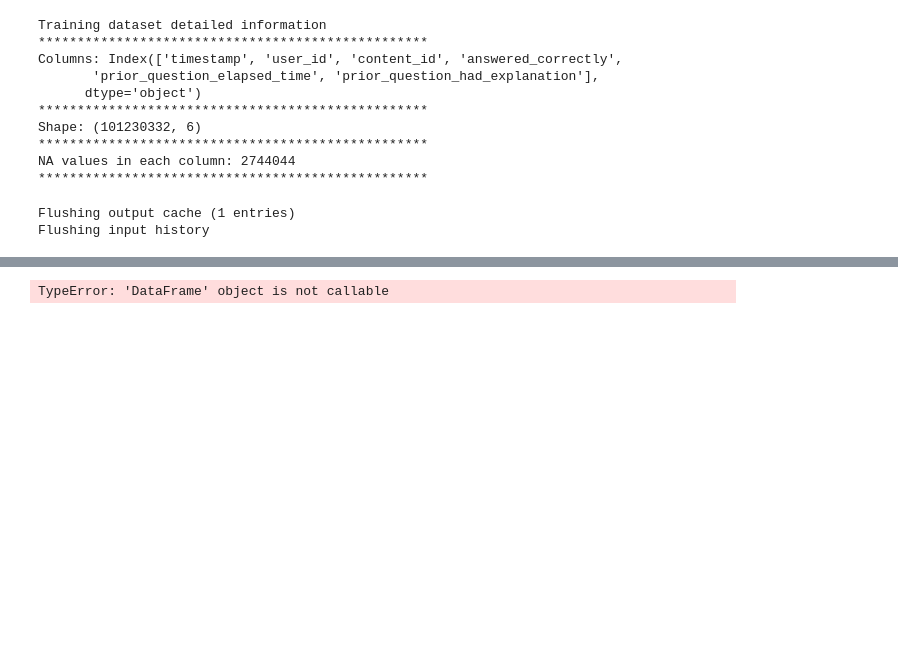
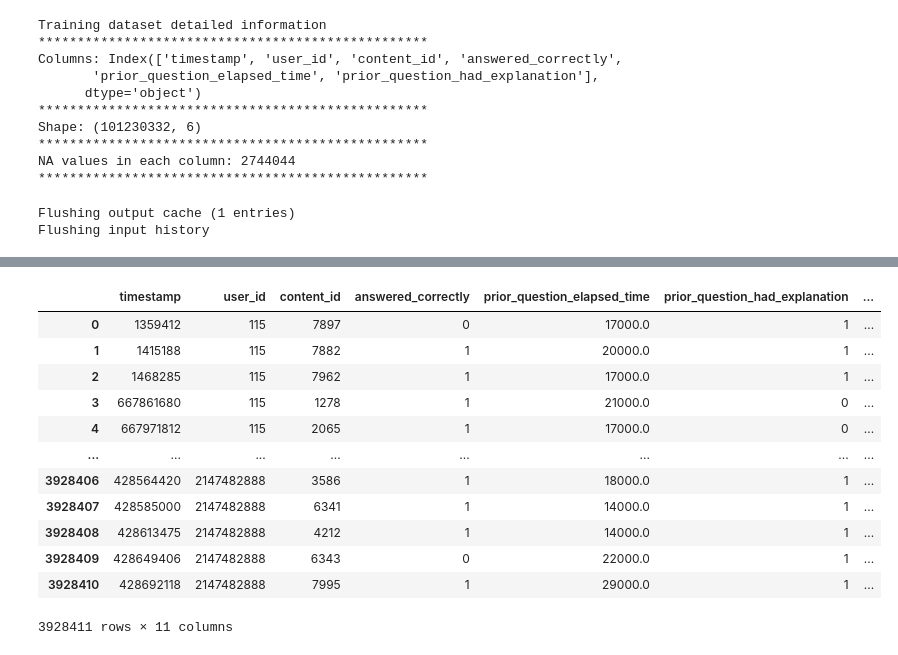
Before and after one commit to Coding-Zuo/DataGame, a Jupyter notebook: kaggle/riiid-test-answer-prediction/team/1217_catgb_lgb.ipynb, the cells around one changed output, grey strips where cells are left out. Saved outputs shown, nothing was run; the diff lists cells and outputs as text; code cells hidden in the pictures; blank space fills up the shorter version.

```diff
--- a/kaggle/riiid-test-answer-prediction/team/1217_catgb_lgb.ipynb
+++ b/kaggle/riiid-test-answer-prediction/team/1217_catgb_lgb.ipynb
@@ -29,5 +33,5 @@ debug = True
 # %%
-train_df = dt.fread(dir_path+file_train,columns = set(data_types_dict.keys())).to_pandas()
+train_df = dt.fread(dir_path+file_train,max_nrows=nrows,columns = set(data_types_dict.keys())).to_pandas()
 # %%
 print('Training dataset detailed information')
 print('*' * 50)
@@ -111,6 +110,34 @@ train_df.drop(columns = ['question_id'], inplace = True)
 train_df['content_count'] = train_df['content_id'].map(content_agg['count']).astype('int32')
 
 #某讲座被回答的正确比例
-train_df['content_id'] = train_df['content_id'].map(content_agg('sum')/content_agg['count'])
+train_df['content_corr'] = train_df['content_id'].map(content_agg('sum')/content_agg['count'])
-# %% [output]
-TypeError: 'DataFrame' object is not callable
+# %%
+train_df.prior_question_had_explanation=train_df.prior_question_had_explanation.astype('int8')
+# 用户是否看到上一个问题的答案，第一个题目为null。通常前几个都为false，因为是测试。
+train_df['lag'] = train_df.groupby('user_id')['prior_question_had_explanation'].shift()
+cum = train_df.groupby('user_id')['lag'].agg(['cumsum','cumcount']) # 看上一题解释的总数和列数。
+train_df['explanation_mean'] = cum['cumsum']/cum['cumcount'] # 解释的平均
+train_df['explanation_cumsum'] = cum['cumsum']
+
+train_df.drop(columns=['lag'],inplace=True)
+
+train_df['explanation_mean'].fillna(0,inplace=True)
+train_df['explanation_cumsum'].fillna(0,inplace=True)
+train_df.explanation_mean=train_df.explanation_mean.astype('float16')
+train_df.explanation_cumsum=train_df.explanation_cumsum.astype('int16')
+# %%
+train_df
+# %% [output]
+|  | timestamp | user_id | content_id | answered_correctly | prior_question_elapsed_time | prior_question_had_explanation | ... |
+| 0 | 1359412 | 115 | 7897 | 0 | 17000.0 | 1 | ... |
+| 1 | 1415188 | 115 | 7882 | 1 | 20000.0 | 1 | ... |
+| 2 | 1468285 | 115 | 7962 | 1 | 17000.0 | 1 | ... |
+| 3 | 667861680 | 115 | 1278 | 1 | 21000.0 | 0 | ... |
+| 4 | 667971812 | 115 | 2065 | 1 | 17000.0 | 0 | ... |
+| ... | ... | ... | ... | ... | ... | ... | ... |
+| 3928406 | 428564420 | 2147482888 | 3586 | 1 | 18000.0 | 1 | ... |
+| 3928407 | 428585000 | 2147482888 | 6341 | 1 | 14000.0 | 1 | ... |
+| 3928408 | 428613475 | 2147482888 | 4212 | 1 | 14000.0 | 1 | ... |
+| 3928409 | 428649406 | 2147482888 | 6343 | 0 | 22000.0 | 1 | ... |
+| 3928410 | 428692118 | 2147482888 | 7995 | 1 | 29000.0 | 1 | ... |
+3928411 rows × 11 columns
```
Also changed, not shown: parts of 12 cells of this notebook, 7 other files.
